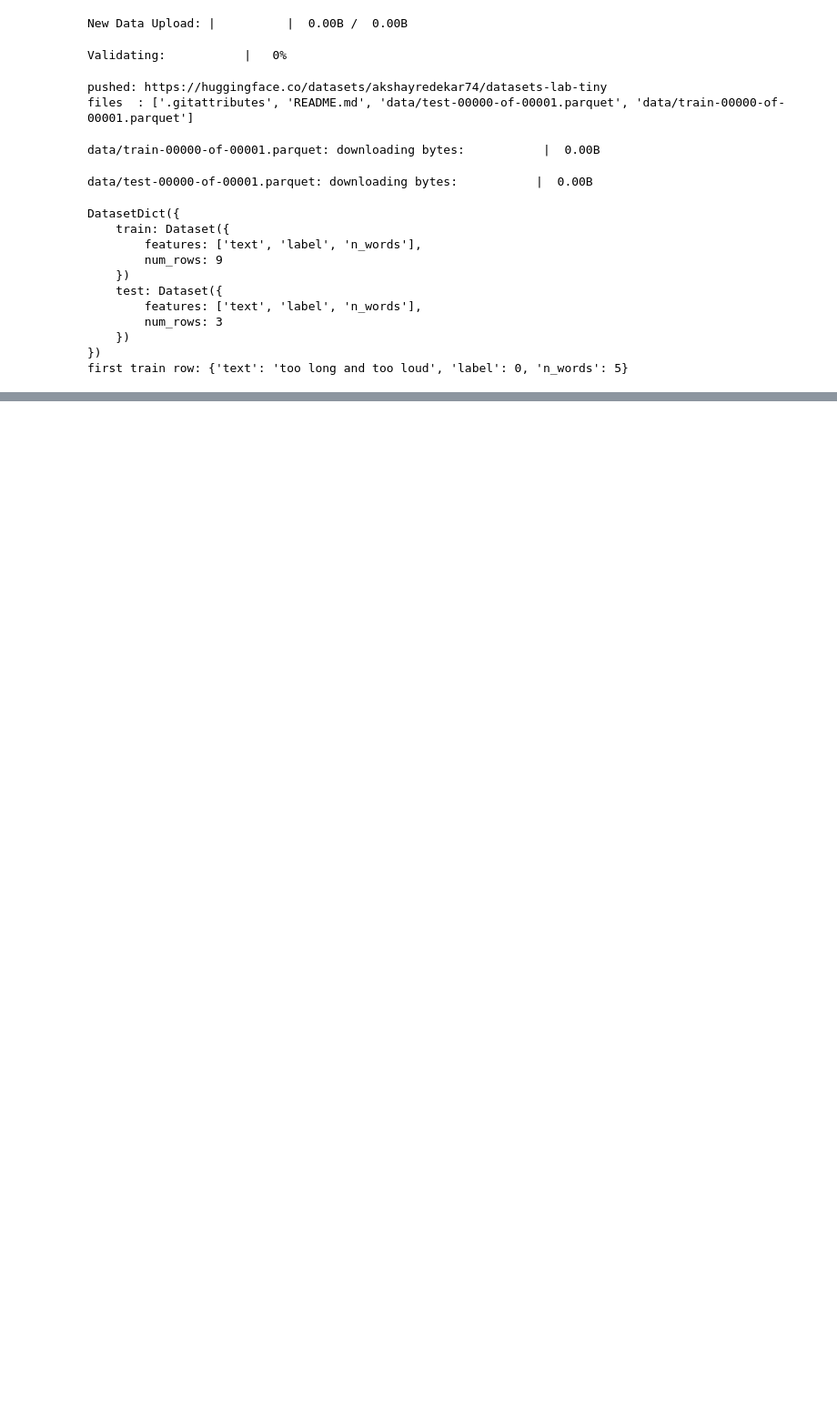
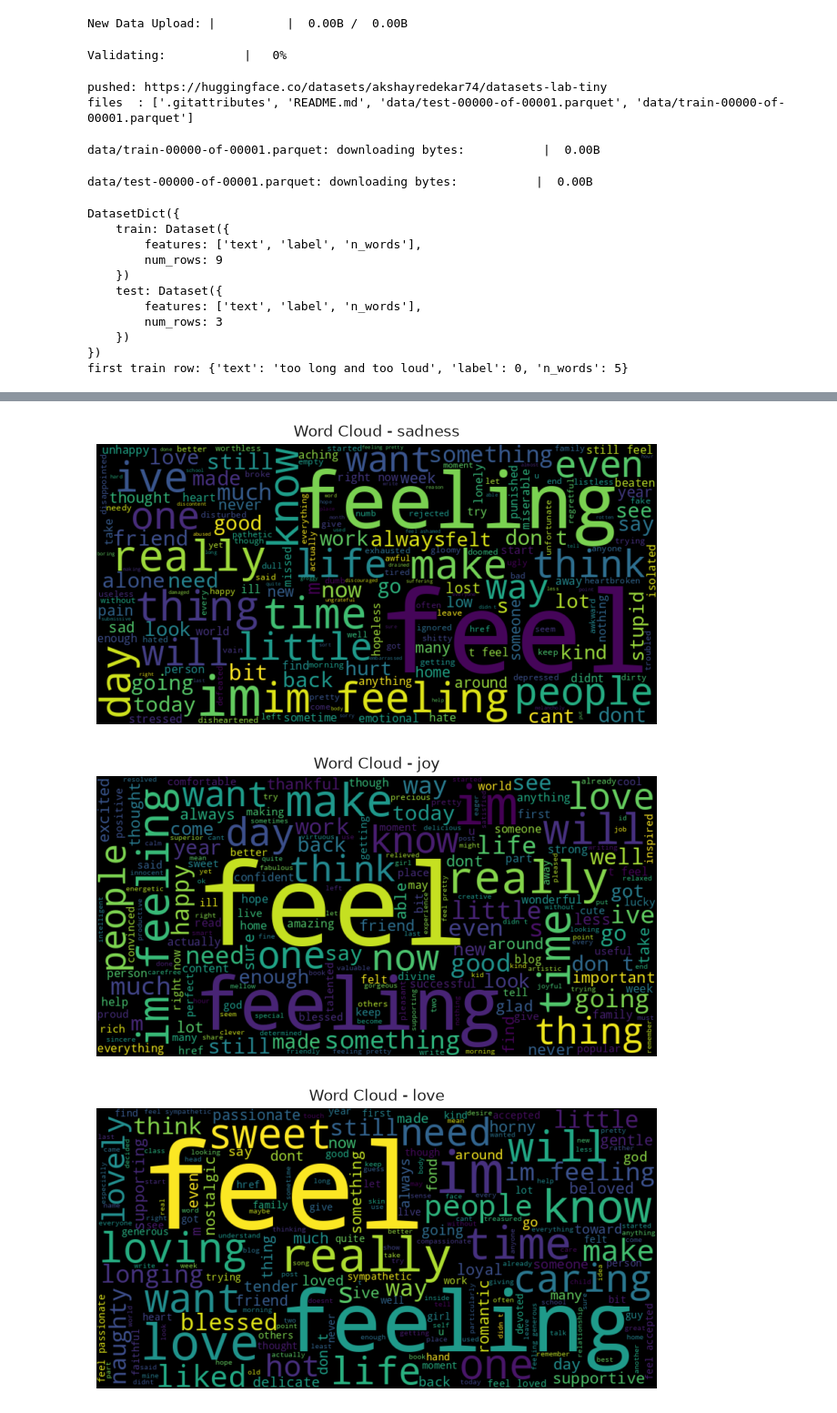
Before and after one commit to Akshayredekar07/All-about-finetuning, a Jupyter notebook: finetuning/00_platform/labs/03_datasets_operation.ipynb, the cells around one changed output, grey strips where cells are left out. Shown at 91% size. Cells and saved outputs as stored; diff of their text form; code cells hidden in the pictures; blank space fills up the shorter version.

```diff
--- a/finetuning/00_platform/labs/03_datasets_operation.ipynb
+++ b/finetuning/00_platform/labs/03_datasets_operation.ipynb
@@ -324,0 +811,17 @@ first train row: {'text': 'too long and too loud', 'label': 0, 'n_words': 5}
+# %%
+# ── 13d. word cloud per emotion ──
+from wordcloud import WordCloud
+
+for label_id, label_name in enumerate(label_names):
+    text = " ".join(emotion_df[emotion_df["label"] == label_id]["text"])
+    cloud = WordCloud(width=800, height=400).generate(text)
+
+    plt.figure(figsize=(10, 4))
+    plt.imshow(cloud, interpolation="bilinear")
+    plt.axis("off")
+    plt.title(f"Word Cloud - {label_name}")
+    plt.show()
+# %% [output]
+[figure, added]
+[figure, added]
+[figure, added]
```
Also changed, not shown: parts of 25 cells of this notebook, 15 other files.
